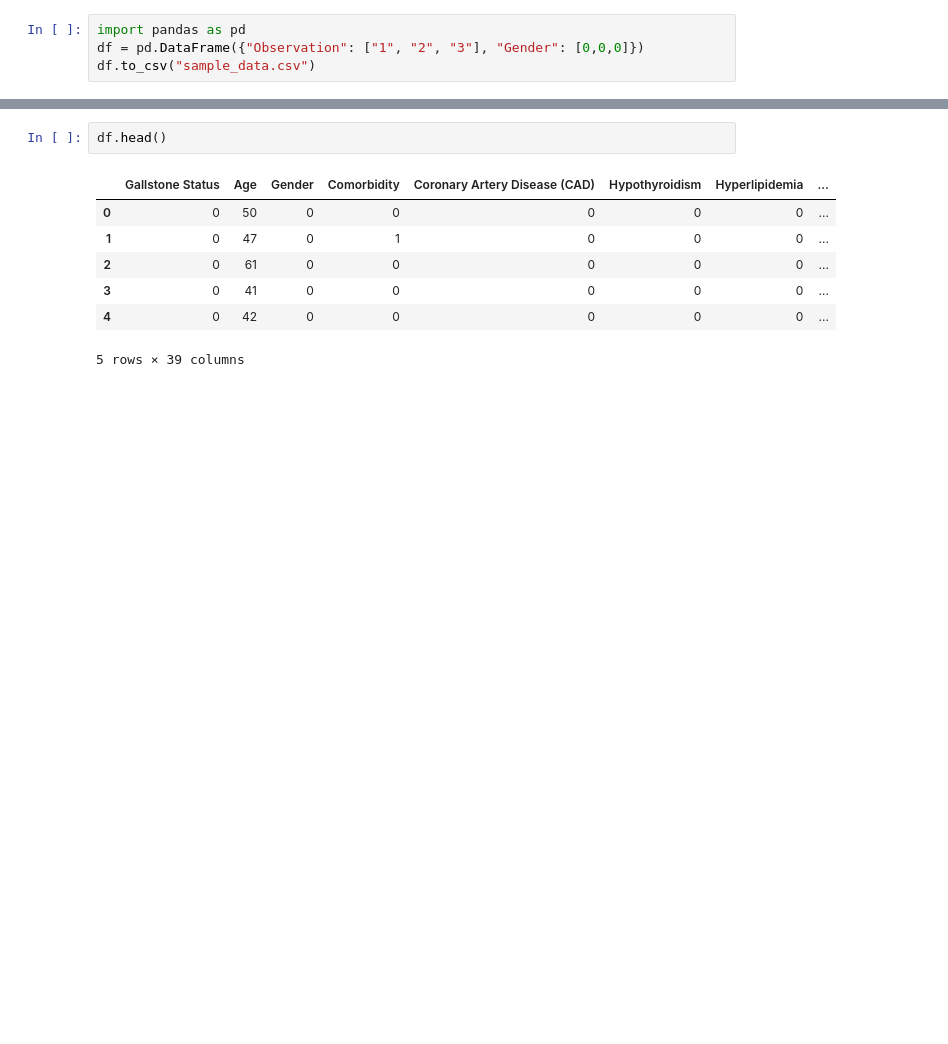
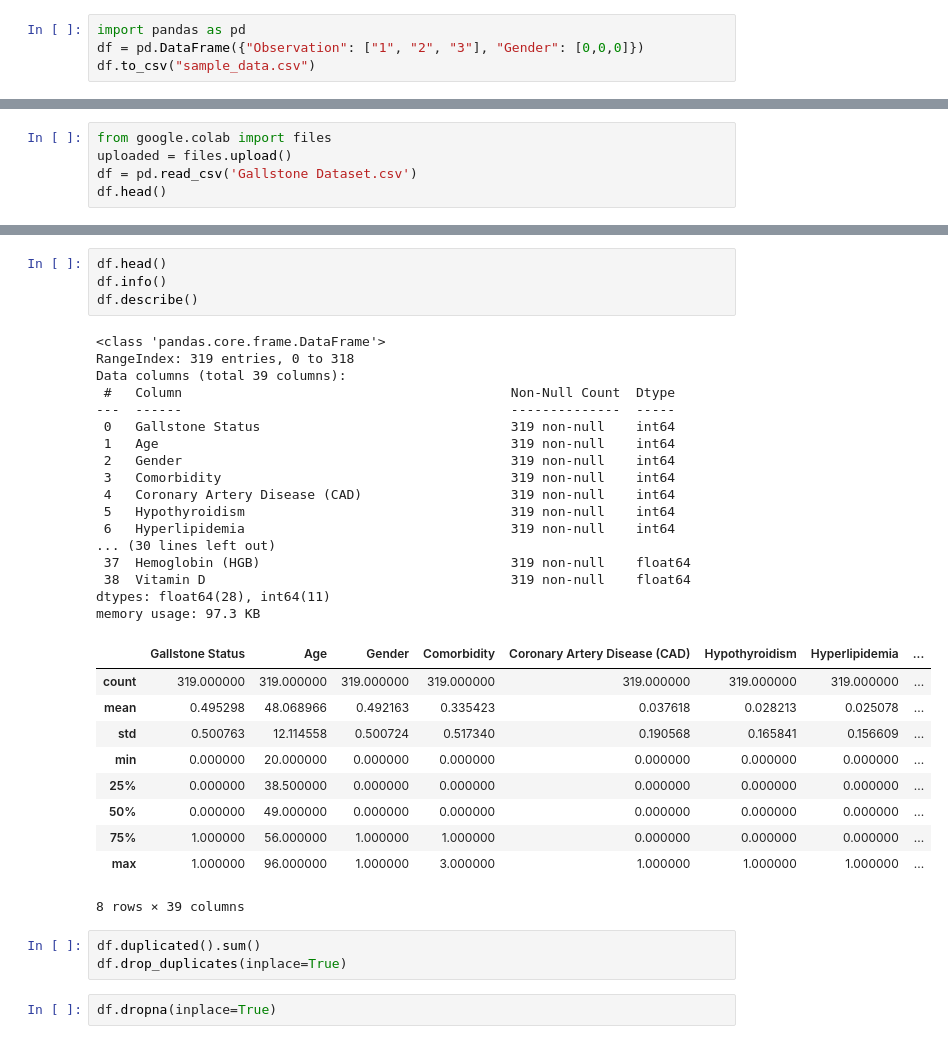
Before and after one commit to browndoneta/DSRP-Doneta, a Jupyter notebook: Gallstone_Research_Project.ipynb, the cells around one changed output, grey strips where cells are left out. Cells and saved outputs as stored; diff of their text form; blank space fills up the shorter version.

```diff
--- a/Gallstone_Research_Project.ipynb
+++ b/Gallstone_Research_Project.ipynb
@@ -41,0 +72,5 @@ NameError: name 'df' is not defined
+# %%
+from google.colab import files
+uploaded = files.upload()
+df = pd.read_csv('Gallstone Dataset.csv')
+df.head()
@@ -42,10 +87,37 @@ NameError: name 'df' is not defined
 # %%
 df.head()
+df.info()
+df.describe()
 # %% [output]
+<class 'pandas.core.frame.DataFrame'>
+RangeIndex: 319 entries, 0 to 318
+Data columns (total 39 columns):
+ #   Column                                          Non-Null Count  Dtype
+---  ------                                          --------------  -----
+ 0   Gallstone Status                                319 non-null    int64
+ 1   Age                                             319 non-null    int64
+ 2   Gender                                          319 non-null    int64
+ 3   Comorbidity                                     319 non-null    int64
+ 4   Coronary Artery Disease (CAD)                   319 non-null    int64
+ 5   Hypothyroidism                                  319 non-null    int64
+ 6   Hyperlipidemia                                  319 non-null    int64
+... (30 lines left out)
+ 37  Hemoglobin (HGB)                                319 non-null    float64
+ 38  Vitamin D                                       319 non-null    float64
+dtypes: float64(28), int64(11)
+memory usage: 97.3 KB
 |  | Gallstone Status | Age | Gender | Comorbidity | Coronary Artery Disease (CAD) | Hypothyroidism | Hyperlipidemia | ... |
-| 0 | 0 | 50 | 0 | 0 | 0 | 0 | 0 | ... |
-| 1 | 0 | 47 | 0 | 1 | 0 | 0 | 0 | ... |
-| 2 | 0 | 61 | 0 | 0 | 0 | 0 | 0 | ... |
-| 3 | 0 | 41 | 0 | 0 | 0 | 0 | 0 | ... |
-| 4 | 0 | 42 | 0 | 0 | 0 | 0 | 0 | ... |
+| count | 319.000000 | 319.000000 | 319.000000 | 319.000000 | 319.000000 | 319.000000 | 319.000000 | ... |
+| mean | 0.495298 | 48.068966 | 0.492163 | 0.335423 | 0.037618 | 0.028213 | 0.025078 | ... |
+| std | 0.500763 | 12.114558 | 0.500724 | 0.517340 | 0.190568 | 0.165841 | 0.156609 | ... |
+| min | 0.000000 | 20.000000 | 0.000000 | 0.000000 | 0.000000 | 0.000000 | 0.000000 | ... |
+| 25% | 0.000000 | 38.500000 | 0.000000 | 0.000000 | 0.000000 | 0.000000 | 0.000000 | ... |
+| 50% | 0.000000 | 49.000000 | 0.000000 | 0.000000 | 0.000000 | 0.000000 | 0.000000 | ... |
+| 75% | 1.000000 | 56.000000 | 1.000000 | 1.000000 | 0.000000 | 0.000000 | 0.000000 | ... |
+| max | 1.000000 | 96.000000 | 1.000000 | 3.000000 | 1.000000 | 1.000000 | 1.000000 | ... |
-5 rows × 39 columns
+8 rows × 39 columns
+# %%
+df.duplicated().sum()
+df.drop_duplicates(inplace=True)
+# %%
+df.dropna(inplace=True)
```
Also changed, not shown: parts of 8 cells of this notebook.
